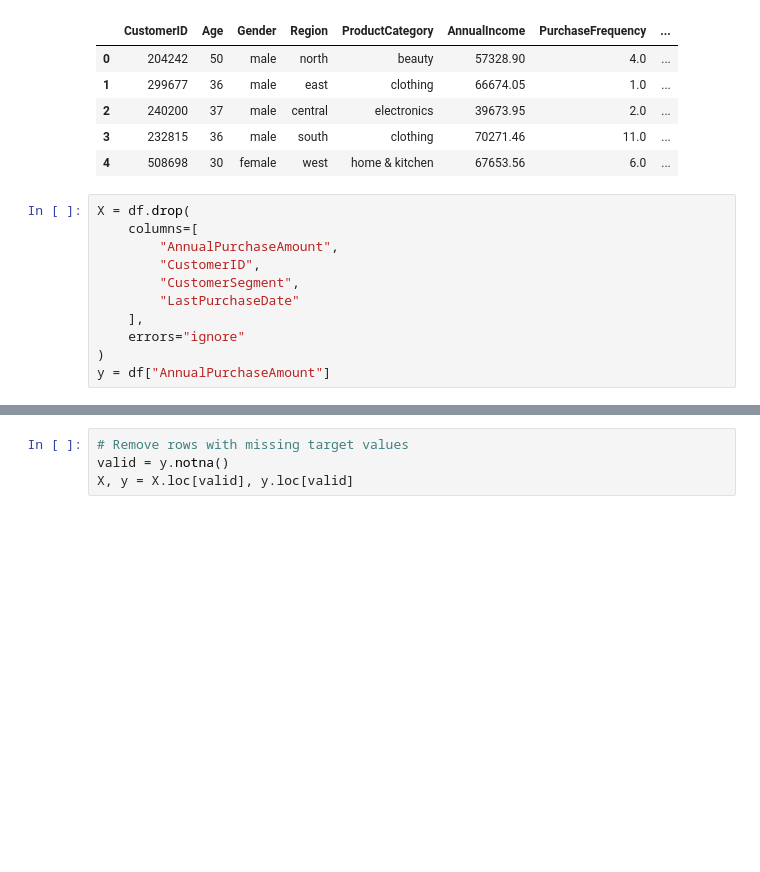
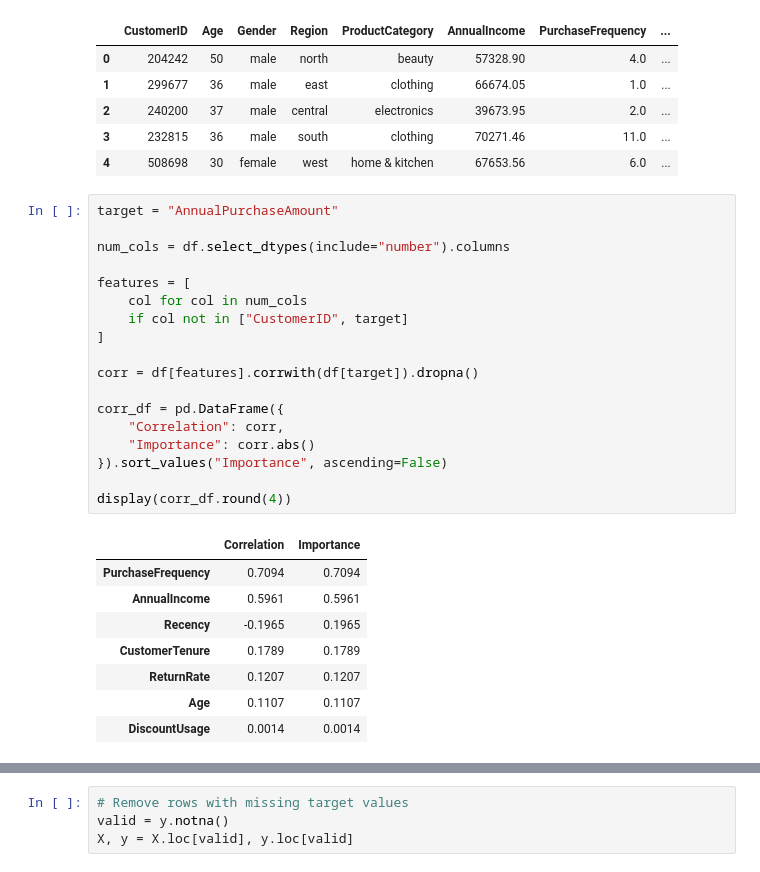
Before and after one commit to katiyardivyanshu08-bit/Retail_Pulse_Project_, a Jupyter notebook: 3_Retail_Model_Reg.ipynb, the cells around one changed output, grey strips where cells are left out. Saved outputs shown, nothing was run; the diff lists cells and outputs as text; blank space fills up the shorter version.

Commit message:
Feature Selection

```diff
--- a/3_Retail_Model_Reg.ipynb
+++ b/3_Retail_Model_Reg.ipynb
@@ -30,14 +30,30 @@ df.head()
 | 2 | 240200 | 37 | male | central | electronics | 39673.95 | 2.0 | ... |
 | 3 | 232815 | 36 | male | south | clothing | 70271.46 | 11.0 | ... |
 | 4 | 508698 | 30 | female | west | home & kitchen | 67653.56 | 6.0 | ... |
-# %%
-X = df.drop(
-    columns=[
-        "AnnualPurchaseAmount",
-        "CustomerID",
-        "CustomerSegment",
-        "LastPurchaseDate"
-    ],
-    errors="ignore"
-)
-y = df["AnnualPurchaseAmount"]
+# %%
+target = "AnnualPurchaseAmount"
+
+num_cols = df.select_dtypes(include="number").columns
+
+features = [
+    col for col in num_cols
+    if col not in ["CustomerID", target]
+]
+
+corr = df[features].corrwith(df[target]).dropna()
+
+corr_df = pd.DataFrame({
+    "Correlation": corr,
+    "Importance": corr.abs()
+}).sort_values("Importance", ascending=False)
+
+display(corr_df.round(4))
+# %% [output]
+|  | Correlation | Importance |
+| PurchaseFrequency | 0.7094 | 0.7094 |
+| AnnualIncome | 0.5961 | 0.5961 |
+| Recency | -0.1965 | 0.1965 |
+| CustomerTenure | 0.1789 | 0.1789 |
+| ReturnRate | 0.1207 | 0.1207 |
+| Age | 0.1107 | 0.1107 |
+| DiscountUsage | 0.0014 | 0.0014 |
```
Also changed, not shown: parts of 5 cells of this notebook.
